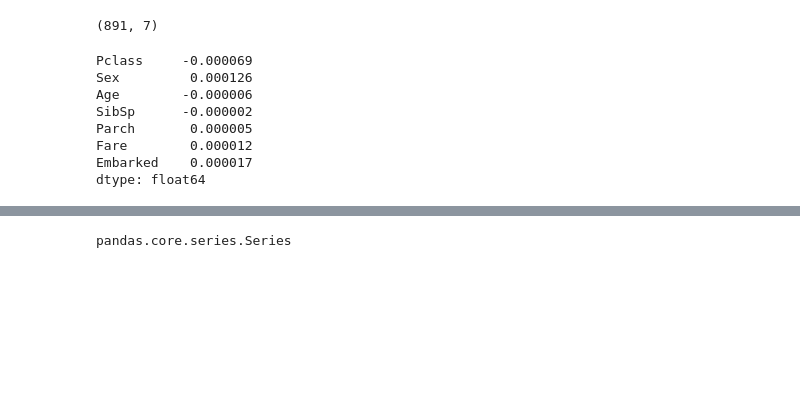
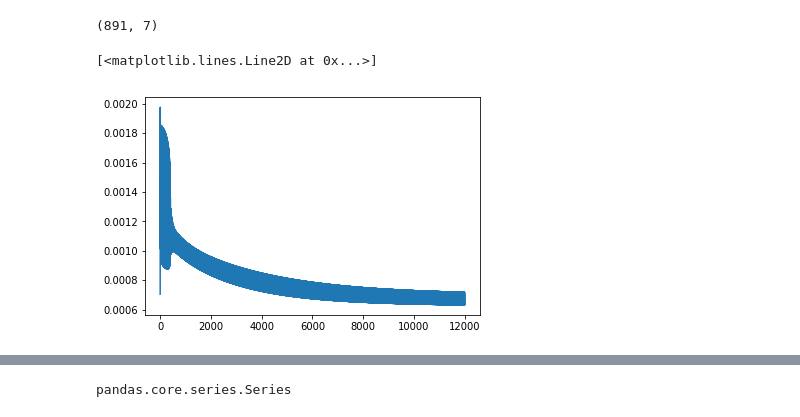
Before and after one commit to ayush111111/MachineLearningBasicDatasets, a Jupyter notebook: titanic2_1__2_.ipynb, the cells around one changed output, grey strips where cells are left out. Drawn from its saved outputs; the diff is of its cells as text; code cells hidden in the pictures; blank space fills up the shorter version.

```diff
--- a/titanic2_1__2_.ipynb
+++ b/titanic2_1__2_.ipynb
@@ -100,15 +101,10 @@ def train(X_train, Y_train, B, alpha):
 # %%
-newB,cost_history= train(X_train, Y_train, B, alpha)
-newB
+newB,cost_history= train_(X_train, Y_train, B, alpha)
-# %% [output]
-Pclass     -0.000069
-Sex         0.000126
-Age        -0.000006
-SibSp      -0.000002
-Parch       0.000005
-Fare        0.000012
-Embarked    0.000017
-dtype: float64
+# %%
+plt.plot(cost_history)
+# %% [output]
+[<matplotlib.lines.Line2D at 0x...>]
+[figure, added]
 # %%
 h=sigmoid(test,newB)
 h.describe()
```
Also changed, not shown: parts of 20 cells of this notebook.
